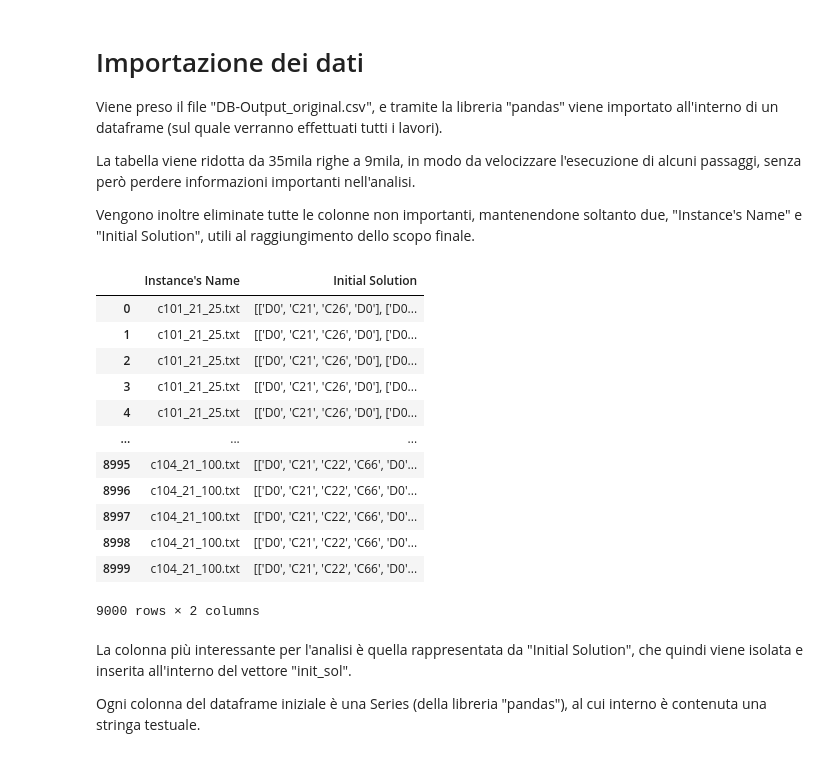
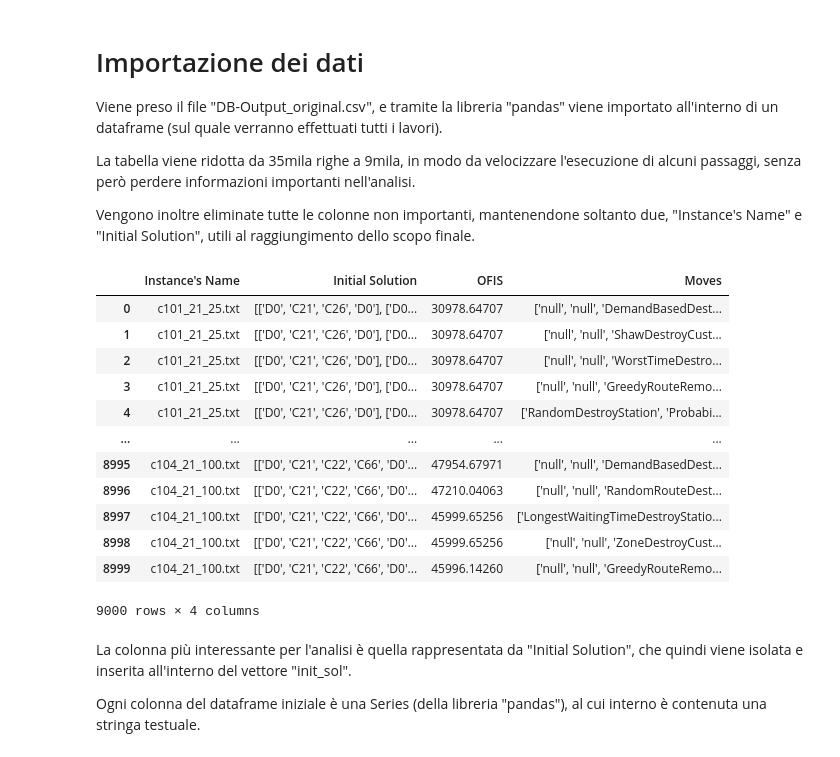
Before and after one commit to Antonet99/Route-CNN, a Jupyter notebook: progetto.ipynb, the cells around one changed output. Saved outputs shown, nothing was run; the diff lists cells and outputs as text; code cells hidden in the pictures.

```diff
--- a/progetto.ipynb
+++ b/progetto.ipynb
@@ -9,29 +9,29 @@ Vengono inoltre eliminate tutte le colonne non importanti, mantenendone soltanto
 # %%
 import pandas as pd
 import numpy as np
 
 pd.set_option('display.max_columns', None)
 path = "DB-Output_original.csv"
 
 data = pd.read_csv(path)
 data = data[:9000] # posso ridurre da 35mila a 9mila senza perdere i luoghi, velocizzando l'esecuzione
-data = data.loc[:, :'Initial Solution']
+data = data.loc[:, :'Moves']
 
 data
 # %% [output]
-|  | Instance's Name | Initial Solution |
-| 0 | c101_21_25.txt | [['D0', 'C21', 'C26', 'D0'], ['D0... |
-| 1 | c101_21_25.txt | [['D0', 'C21', 'C26', 'D0'], ['D0... |
-| 2 | c101_21_25.txt | [['D0', 'C21', 'C26', 'D0'], ['D0... |
-| 3 | c101_21_25.txt | [['D0', 'C21', 'C26', 'D0'], ['D0... |
-| 4 | c101_21_25.txt | [['D0', 'C21', 'C26', 'D0'], ['D0... |
-| ... | ... | ... |
-| 8995 | c104_21_100.txt | [['D0', 'C21', 'C22', 'C66', 'D0'... |
-| 8996 | c104_21_100.txt | [['D0', 'C21', 'C22', 'C66', 'D0'... |
-| 8997 | c104_21_100.txt | [['D0', 'C21', 'C22', 'C66', 'D0'... |
-| 8998 | c104_21_100.txt | [['D0', 'C21', 'C22', 'C66', 'D0'... |
-| 8999 | c104_21_100.txt | [['D0', 'C21', 'C22', 'C66', 'D0'... |
+|  | Instance's Name | Initial Solution | OFIS | Moves |
+| 0 | c101_21_25.txt | [['D0', 'C21', 'C26', 'D0'], ['D0... | 30978.64707 | ['null', 'null', 'DemandBasedDest... |
+| 1 | c101_21_25.txt | [['D0', 'C21', 'C26', 'D0'], ['D0... | 30978.64707 | ['null', 'null', 'ShawDestroyCust... |
+| 2 | c101_21_25.txt | [['D0', 'C21', 'C26', 'D0'], ['D0... | 30978.64707 | ['null', 'null', 'WorstTimeDestro... |
+| 3 | c101_21_25.txt | [['D0', 'C21', 'C26', 'D0'], ['D0... | 30978.64707 | ['null', 'null', 'GreedyRouteRemo... |
+| 4 | c101_21_25.txt | [['D0', 'C21', 'C26', 'D0'], ['D0... | 30978.64707 | ['RandomDestroyStation', 'Probabi... |
+| ... | ... | ... | ... | ... |
+| 8995 | c104_21_100.txt | [['D0', 'C21', 'C22', 'C66', 'D0'... | 47954.67971 | ['null', 'null', 'DemandBasedDest... |
+| 8996 | c104_21_100.txt | [['D0', 'C21', 'C22', 'C66', 'D0'... | 47210.04063 | ['null', 'null', 'RandomRouteDest... |
+| 8997 | c104_21_100.txt | [['D0', 'C21', 'C22', 'C66', 'D0'... | 45999.65256 | ['LongestWaitingTimeDestroyStatio... |
+| 8998 | c104_21_100.txt | [['D0', 'C21', 'C22', 'C66', 'D0'... | 45999.65256 | ['null', 'null', 'ZoneDestroyCust... |
+| 8999 | c104_21_100.txt | [['D0', 'C21', 'C22', 'C66', 'D0'... | 45996.14260 | ['null', 'null', 'GreedyRouteRemo... |
-9000 rows × 2 columns
+9000 rows × 4 columns
 # %% [markdown]
 La colonna più interessante per l'analisi è quella rappresentata da "Initial Solution", che quindi viene isolata e inserita all'interno del vettore "init_sol".
 
```
Also changed, not shown: parts of 8 cells of this notebook.
